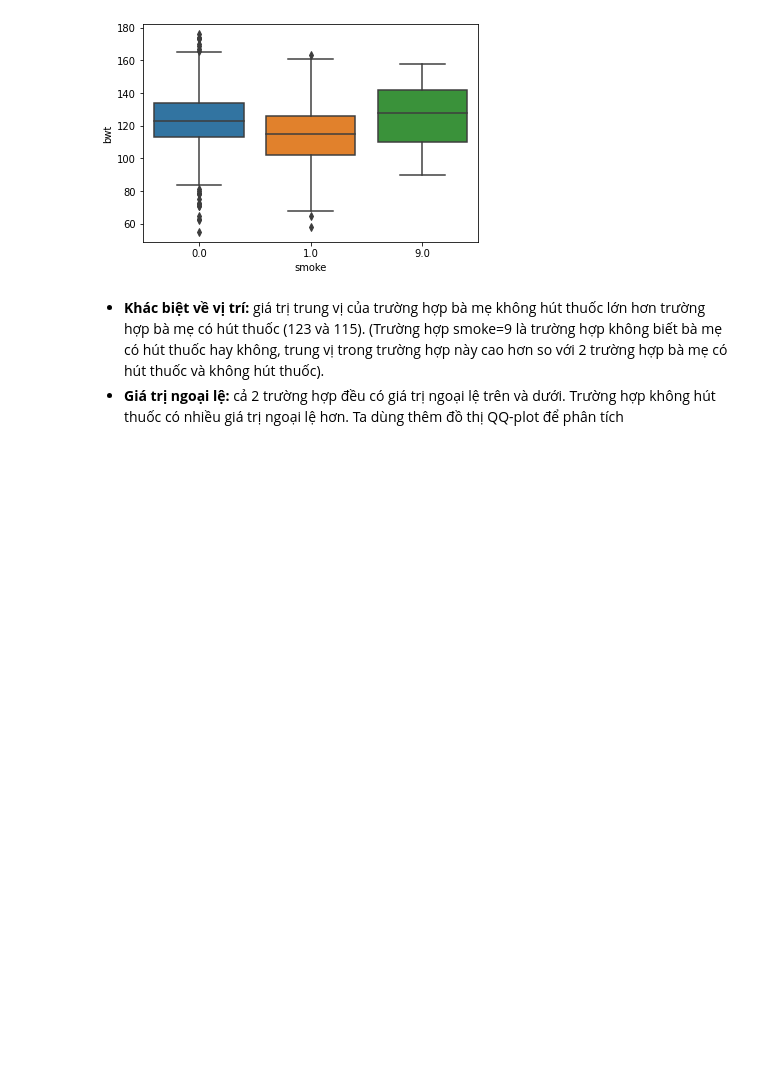
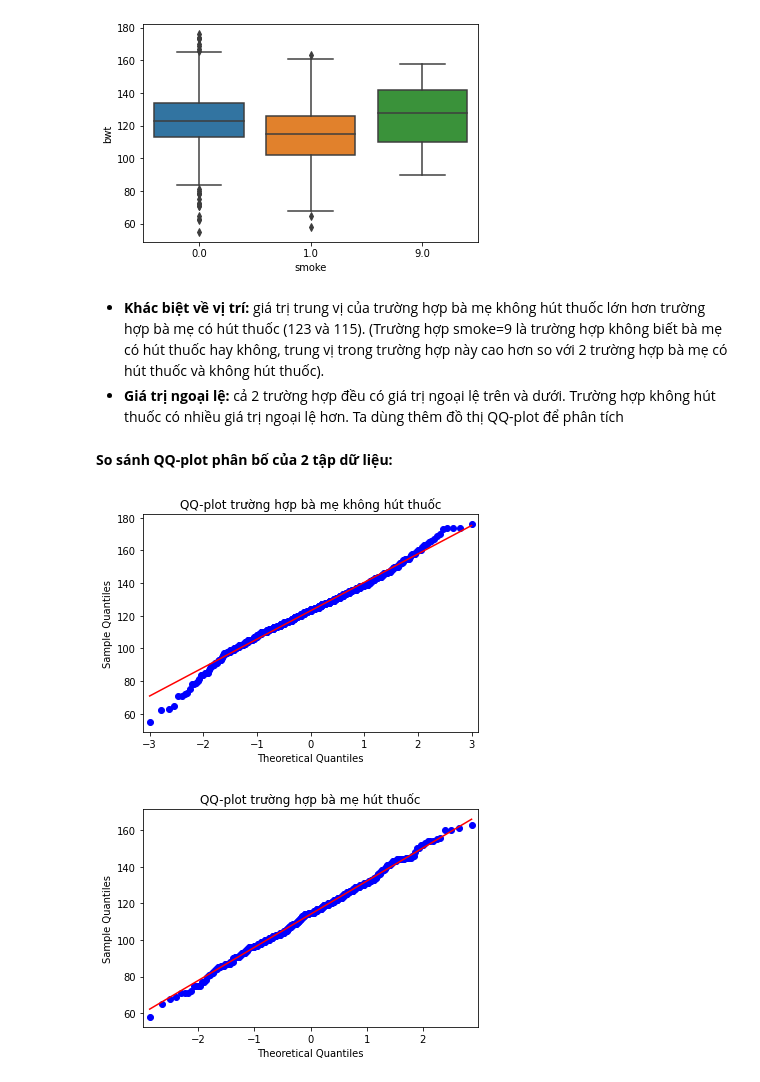
Before and after one commit to NgaanLee/DataAnalystDeepLearning, a Jupyter notebook: Homeworks_lab05.ipynb, the cells around one changed output. Saved outputs shown, nothing was run; the diff lists cells and outputs as text; code cells hidden in the pictures; blank space fills up the shorter version.

```diff
--- a/Homeworks_lab05.ipynb
+++ b/Homeworks_lab05.ipynb
@@ -303,3 +302,17 @@ sns.boxplot(x='smoke', y='bwt',data= df)
 - **Giá trị ngoại lệ:** cả 2 trường hợp đều có giá trị ngoại lệ trên và dưới. Trường hợp không hút
 thuốc có nhiều giá trị ngoại lệ hơn.
 Ta dùng thêm đồ thị QQ-plot để phân tích
+# %% [markdown]
+**So sánh QQ-plot phân bố của 2 tập dữ liệu:**
+# %%
+import statsmodels.api as sm
+import scipy.stats as stats
+sm.qqplot(df.loc[(df.smoke== 0),'bwt'], line="s")
+plt.title('QQ-plot trường hợp bà mẹ không hút thuốc')
+plt.show()
+sm.qqplot(df.loc[(df.smoke== 1),'bwt'],line="s")
+plt.title('QQ-plot trường hợp bà mẹ hút thuốc')
+plt.show()
+# %% [output]
+[figure, added]
+[figure, added]
```
Also changed, not shown: parts of 5 cells of this notebook.
